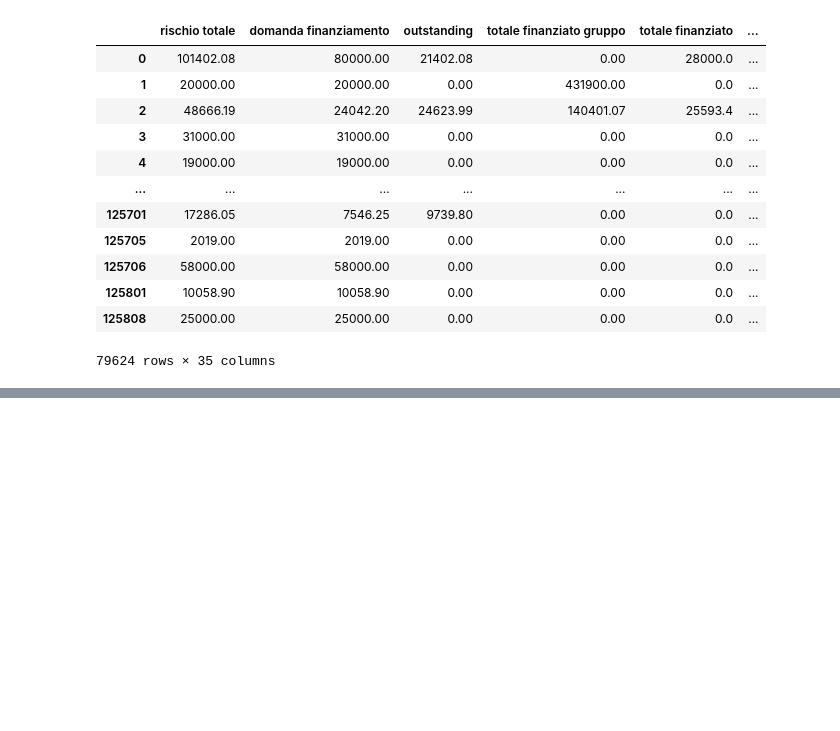
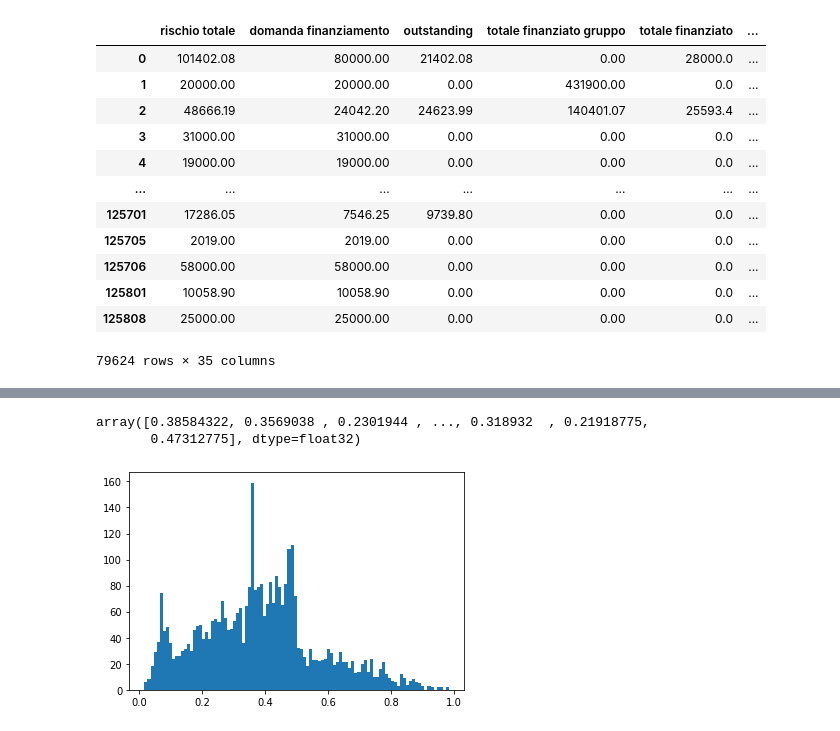
Before and after one commit to mariosacaj/leasing_solutions, a Jupyter notebook: main.ipynb, the cells around one changed output, grey strips where cells are left out. Drawn from its saved outputs; the diff is of its cells as text; code cells hidden in the pictures; blank space fills up the shorter version.

```diff
--- a/main.ipynb
+++ b/main.ipynb
@@ -94,0 +102,6 @@ plt.show()
+# %%
+missclassified = np.bitwise_xor(xgbc.predict(X_test), y_test.to_numpy())
+# %%
+missclassified = np.array(missclassified, dtype=bool)
+# %%
+proba = xgbc.predict_proba(X_test)
@@ -94,0 +118,12 @@ plt.show()
+# %%
+prob_miss = proba[missclassified, 1]
+# %%
+prob_miss
+# %% [output]
+array([0.38584322, 0.3569038 , 0.2301944 , ..., 0.318932  , 0.21918775,
+       0.47312775], dtype=float32)
+# %%
+plt.hist(prob_miss, bins=100)
+plt.show()
+# %% [output]
+[figure, added]
```
Also changed, not shown: parts of 22 cells of this notebook, 1 other file.
